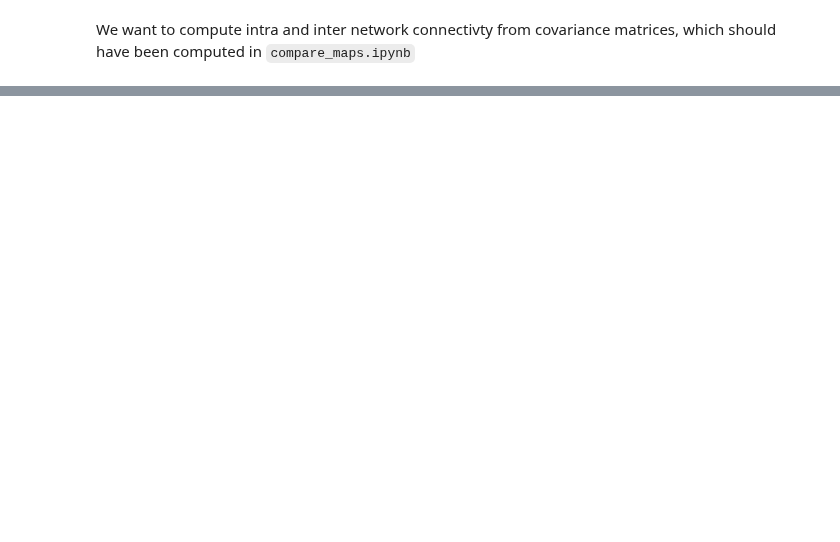
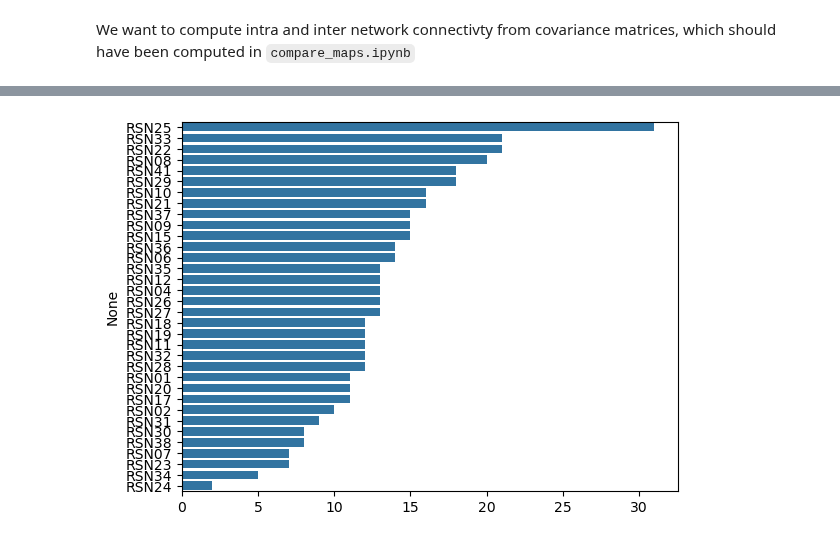
Before and after one commit to jonathan-legrand/bold-dementia, a Jupyter notebook: notebooks/network_analysis.ipynb, the cells around one changed output, grey strips where cells are left out. Saved outputs shown, nothing was run; the diff lists cells and outputs as text; code cells hidden in the pictures; blank space fills up the shorter version.

```diff
--- a/notebooks/network_analysis.ipynb
+++ b/notebooks/network_analysis.ipynb
@@ -12,13 +12,15 @@ import pandas as pd
 import numpy as np
 import numpy.linalg as npl
 import matplotlib.pyplot as plt
+import seaborn as sns
 
+from bold_dementia.connectivity import reshape_pvalues, network_to_network_connectivity
 from bold_dementia.connectivity.matrices import plot_matrix
 from bold_dementia.connectivity.atlases import Atlas
 from bold_dementia.connectivity.histograms import fast_hist
 from bold_dementia.utils.iterables import unique, itersize
 
-ATLAS = "schaeffer"
+ATLAS = "rsn41"
 SOFT = False
 matrices_path = Path(
     f"{config['data_dir']}/output/connectivity/atlas-{ATLAS}_strategy-high_pass-motion-wm_csf_motion-full_wm_csf-basic"
@@ -82,3 +84,11 @@ control = control_matrices.mean(axis=0)[matrix_sort]
 for mat in (AD, control):
     mat[list(range(n_regions)), list(range(n_regions))] = 0
+# %%
+
+names, counts = np.unique(np.array(atlas.macro_labels), return_counts=True)
+s = pd.Series(dict(zip(tuple(names), tuple(counts)))).sort_values(ascending=False)
+sns.barplot(y=s.index, x=s.values)
+plt.show()
+# %% [output]
+[figure, added]
 # %%
```
Also changed, not shown: parts of 10 cells of this notebook.
